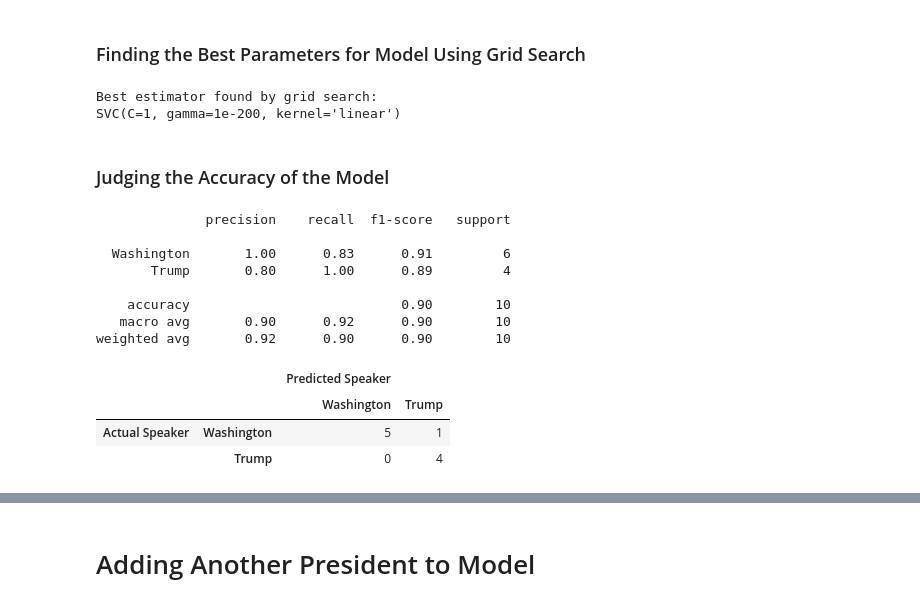
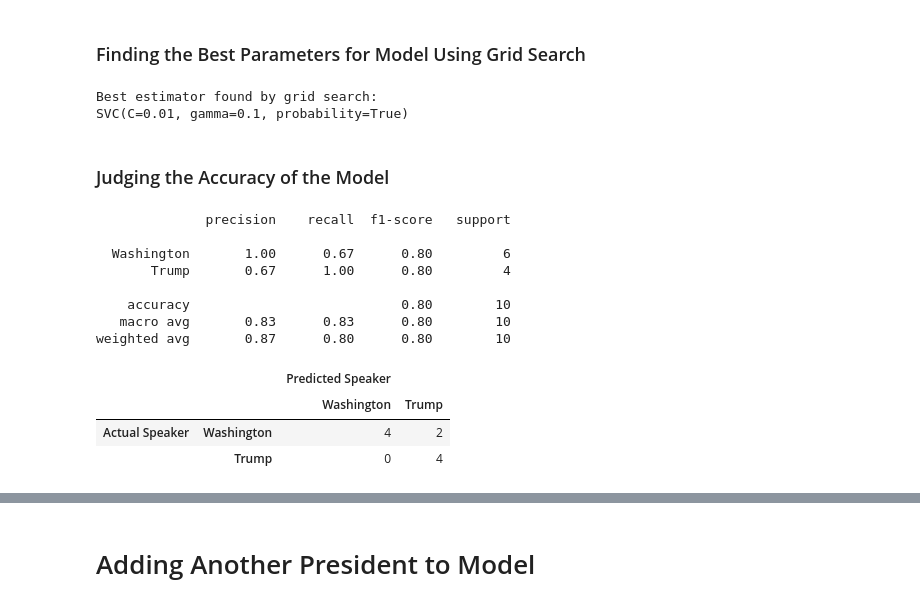
Before and after one commit to gianbatayola/CMSE-202-Project, a Jupyter notebook: Full_Presidential_Dataframe.ipynb, the cells around one changed output, grey strips where cells are left out. Cells and saved outputs as stored; diff of their text form; code cells hidden in the pictures.

```diff
--- a/Full_Presidential_Dataframe.ipynb
+++ b/Full_Presidential_Dataframe.ipynb
@@ -235,45 +290,45 @@ train_features, test_features, train_labels, test_labels = train_test_split(feat
 param_grid = {'kernel':('linear', 'rbf'),
               'C': [0.01, 0.1, 1, 10],
               'gamma': [1e-200, 1e-100, 1e-10, 1e-1]}
-clf = GridSearchCV(SVC(), param_grid)
+clf = GridSearchCV(SVC(probability = True), param_grid)
 
 clf = clf.fit(train_features, train_labels)
 print("Best estimator found by grid search:")
 print(clf.best_estimator_)
 # %% [output]
 Best estimator found by grid search:
-SVC(C=1, gamma=1e-200, kernel='linear')
+SVC(C=0.01, gamma=0.1, probability=True)
 # %% [markdown]
 ### Judging the Accuracy of the Model
 # %%
 pred_labels = clf.predict(test_features) #Running the model on the testing data
 # Getting the confusion matrix and classification report
 conf_mat = confusion_matrix(test_labels, pred_labels)
 class_rep = classification_report(test_labels, pred_labels)
 #formatting the confusion matrix and classification report:
 # First, we want to replace the numerical labels in the class rep with the names of presidents. The extra space at
 #the end prevents actual numerical data from being replaced by a president's name.
 preslist = ['Washington ','Trump ']
 # We need to replace a number of 0's equal to 1 less than the length of the president's name before the number so
 #that everything is still aligned properly
 replacelist = [' '*(len(preslist[i])-2)+f'{i} ' for i in range(len(preslist))]
 class_rep = mreplace(class_rep,replacelist,preslist,max=1) #replace all the substrings in replacelist with preslist
 #The confusion matrix will be turned into a DF with a multi-index so that it is easy to tell what each row and col
 #represent.
 cols = pd.MultiIndex.from_product([['Predicted Speaker'],preslist])
 rows = pd.MultiIndex.from_product([['Actual Speaker'],preslist])
 print(class_rep)
-pd.DataFrame(conf_mat,index=rows,columns=cols)pd.DataFrame(conf_mat,index=rows,columns=cols)
+pd.DataFrame(conf_mat,index=rows,columns=cols)
 # %% [output]
               precision    recall  f1-score   support
 
-  Washington       1.00      0.83      0.91         6
-       Trump       0.80      1.00      0.89         4
+  Washington       1.00      0.67      0.80         6
+       Trump       0.67      1.00      0.80         4
 
-    accuracy                           0.90        10
-   macro avg       0.90      0.92      0.90        10
-weighted avg       0.92      0.90      0.90        10
+    accuracy                           0.80        10
+   macro avg       0.83      0.83      0.80        10
+weighted avg       0.87      0.80      0.80        10
 |  |  | Predicted Speaker |  |
 |  |  | Washington | Trump |
-| Actual Speaker | Washington | 5 | 1 |
+| Actual Speaker | Washington | 4 | 2 |
 |  | Trump | 0 | 4 |
```
Also changed, not shown: parts of 17 cells of this notebook.
